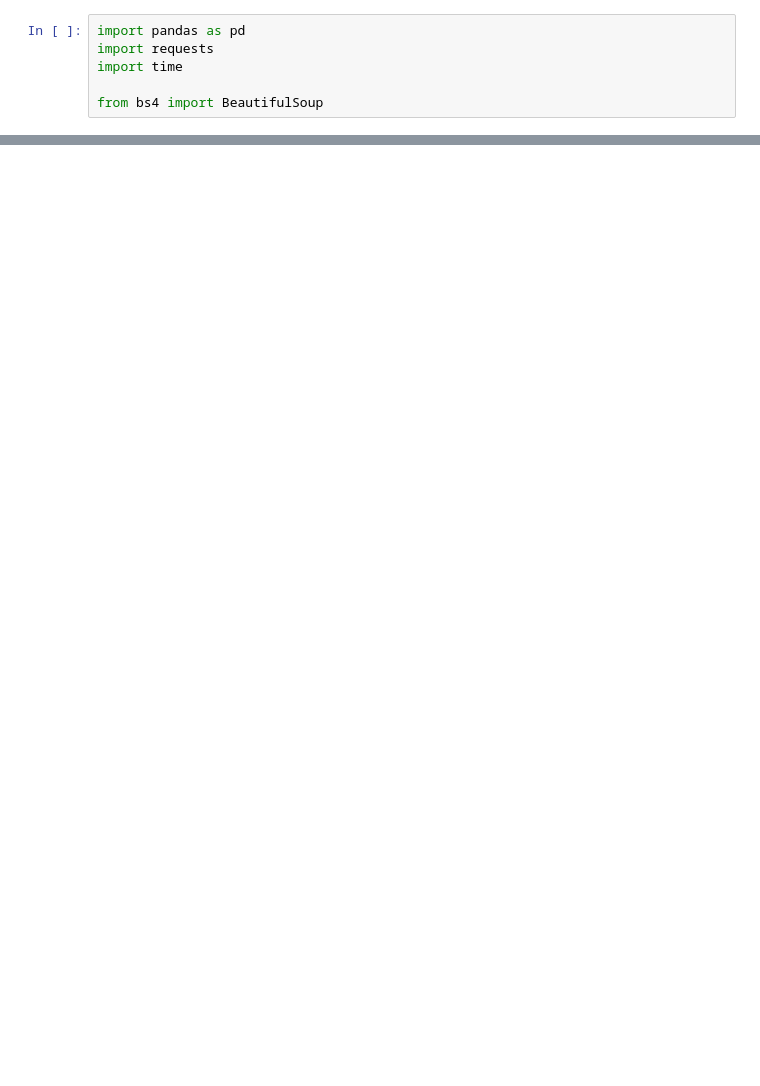
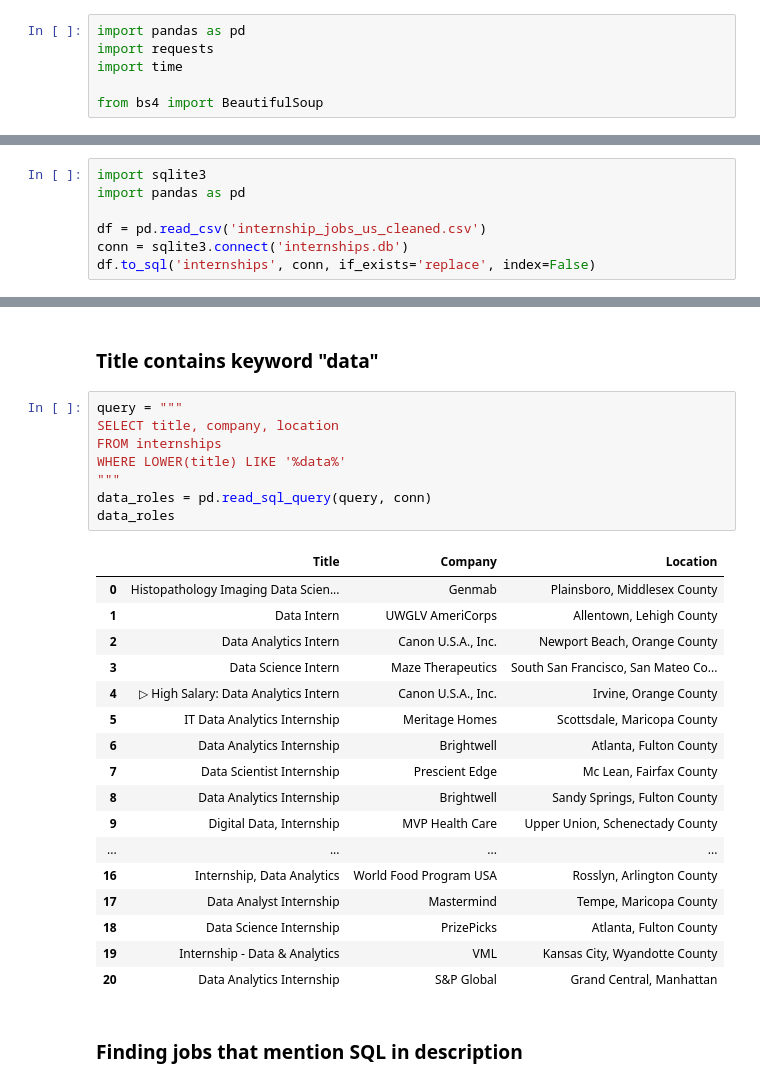
Before and after one commit to imemilyhuang/cse314a-final-project, a Jupyter notebook: ScrapeJobs.ipynb, the cells around one changed output, grey strips where cells are left out. Cells and saved outputs as stored; diff of their text form; blank space fills up the shorter version.

```diff
--- a/ScrapeJobs.ipynb
+++ b/ScrapeJobs.ipynb
@@ -92,0 +118,7 @@ else:
+# %%
+import sqlite3
+import pandas as pd
+
+df = pd.read_csv('internship_jobs_us_cleaned.csv')
+conn = sqlite3.connect('internships.db')
+df.to_sql('internships', conn, if_exists='replace', index=False)
@@ -92,0 +200,30 @@ else:
+# %% [markdown]
+### Title contains keyword "data"
+# %%
+query = """
+SELECT title, company, location
+FROM internships
+WHERE LOWER(title) LIKE '%data%'
+"""
+data_roles = pd.read_sql_query(query, conn)
+data_roles
+# %% [output]
+|  | Title | Company | Location |
+| 0 | Histopathology Imaging Data Scien... | Genmab | Plainsboro, Middlesex County |
+| 1 | Data Intern | UWGLV AmeriCorps | Allentown, Lehigh County |
+| 2 | Data Analytics Intern | Canon U.S.A., Inc. | Newport Beach, Orange County |
+| 3 | Data Science Intern | Maze Therapeutics | South San Francisco, San Mateo Co... |
+| 4 | ▷ High Salary: Data Analytics Intern | Canon U.S.A., Inc. | Irvine, Orange County |
+| 5 | IT Data Analytics Internship | Meritage Homes | Scottsdale, Maricopa County |
+| 6 | Data Analytics Internship | Brightwell | Atlanta, Fulton County |
+| 7 | Data Scientist Internship | Prescient Edge | Mc Lean, Fairfax County |
+| 8 | Data Analytics Internship | Brightwell | Sandy Springs, Fulton County |
+| 9 | Digital Data, Internship | MVP Health Care | Upper Union, Schenectady County |
+| ... | ... | ... | ... |
+| 16 | Internship, Data Analytics | World Food Program USA | Rosslyn, Arlington County |
+| 17 | Data Analyst Internship | Mastermind | Tempe, Maricopa County |
+| 18 | Data Science Internship | PrizePicks | Atlanta, Fulton County |
+| 19 | Internship - Data & Analytics | VML | Kansas City, Wyandotte County |
+| 20 | Data Analytics Internship | S&P Global | Grand Central, Manhattan |
+# %% [markdown]
+### Finding jobs that mention SQL in description
```
Also changed, not shown: parts of 18 cells of this notebook, 3 other files.
